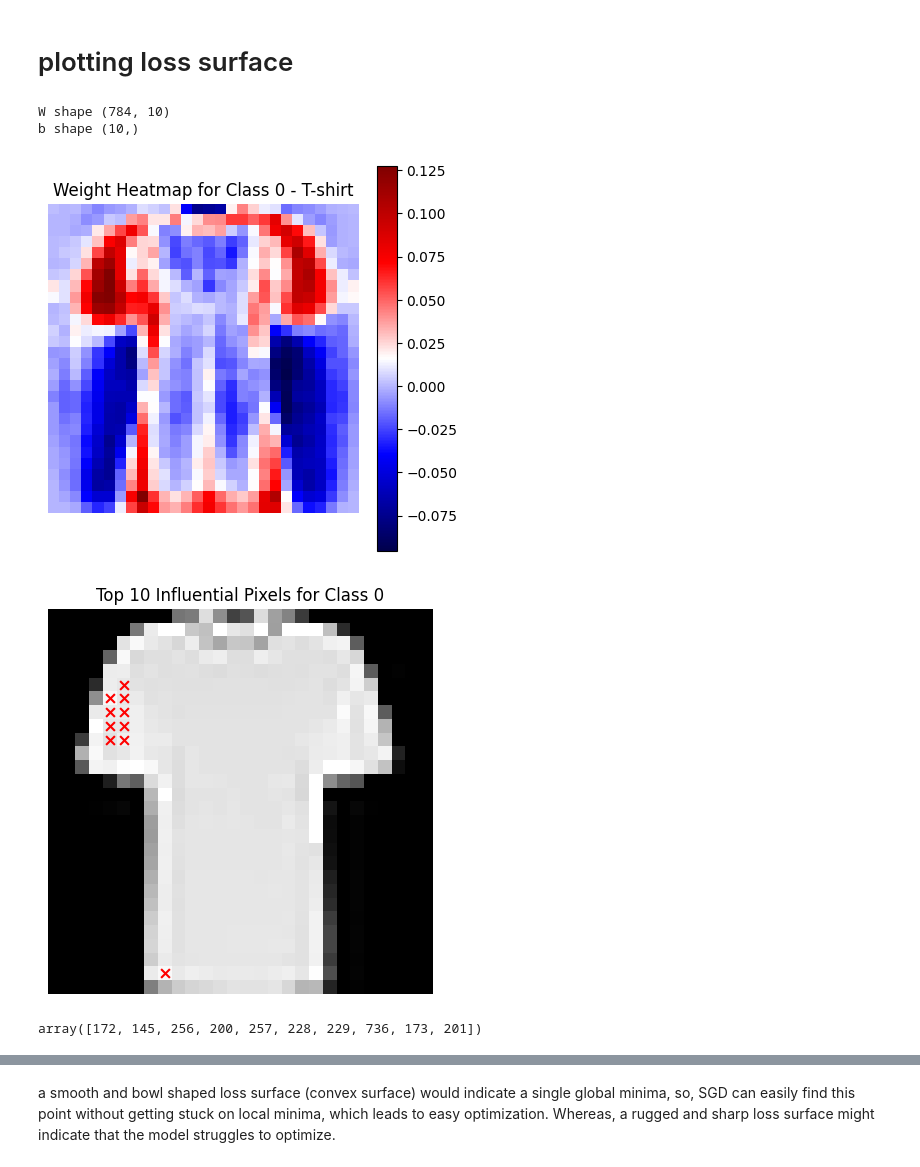
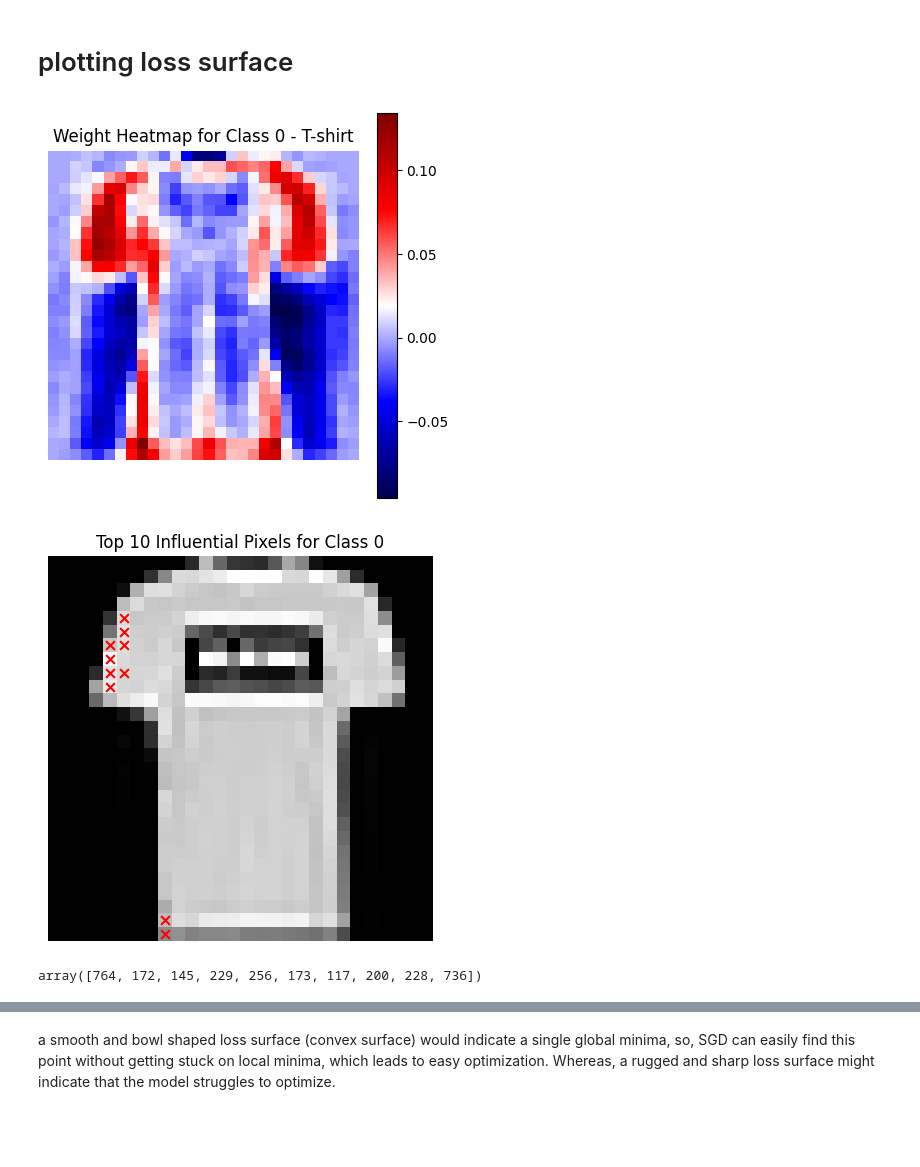
Before and after one commit to Salekin-13/intro-to-ml-basics, a Jupyter notebook: test_book.ipynb, the cells around one changed output, grey strips where cells are left out. Saved outputs shown, nothing was run; the diff lists cells and outputs as text; code cells hidden in the pictures; blank space fills up the shorter version.

```diff
--- a/test_book.ipynb
+++ b/test_book.ipynb
@@ -319,12 +313,5 @@ Test Accuracy of Overfitted model: 82.30%
 # %% [markdown]
 # plotting loss surface
-# %%
-w, b = log_model_es.tf_model.layers[1].get_weights()
-print("W shape", w.shape)
-print("b shape", b.shape)
-# %% [output]
-W shape (784, 10)
-b shape (10,)
 # %%
 # Choose a class index — for FashionMNIST, let's use 0 = 'T-shirt/top'
 cls_idx = 0
@@ -340,34 +327,34 @@ plt.title(f'Weight Heatmap for Class {cls_idx} - {f_dataset.text_labels([cls_idx
 plt.axis('off')
 plt.show()
 # %% [output]
-[figure, old version]
+[figure, new version]
 # %%
 # Get the most "influential" input pixels for this class
 flat_weights = w[:, cls_idx]
 top_indices = np.argsort(np.abs(flat_weights))[-10:]  # top 10
 
 # Convert those to (row, col) positions
 coords = [(idx // 28, idx % 28) for idx in top_indices]
 
 # Grab one image to overlay onto
 for im,tr in train_ds.unbatch():
-    if tr.numpy()==0:
+    if tr.numpy()==cls_idx:
         sample_image = im.numpy().squeeze()  # (28, 28)
         break
 
 plt.figure(figsize=(5, 5))
 plt.imshow(sample_image, cmap='gray')
-plt.title('Top 10 Influential Pixels for Class 0')
+plt.title(f'Top 10 Influential Pixels for Class {cls_idx}')
 for r, c in coords:
     plt.scatter(c, r, c='red', s=40, marker='x')
 plt.axis('off')
 plt.show()
 # %% [output]
-[figure, old version]
+[figure, new version]
 # %%
 top_indices
 # %% [output]
-array([172, 145, 256, 200, 257, 228, 229, 736, 173, 201])
+array([764, 172, 145, 229, 256, 173, 117, 200, 228, 736])
 # %%
 from loss_surface_plotting import PlotLoss
 
```
Also changed, not shown: parts of 19 cells of this notebook, 2 other files.
